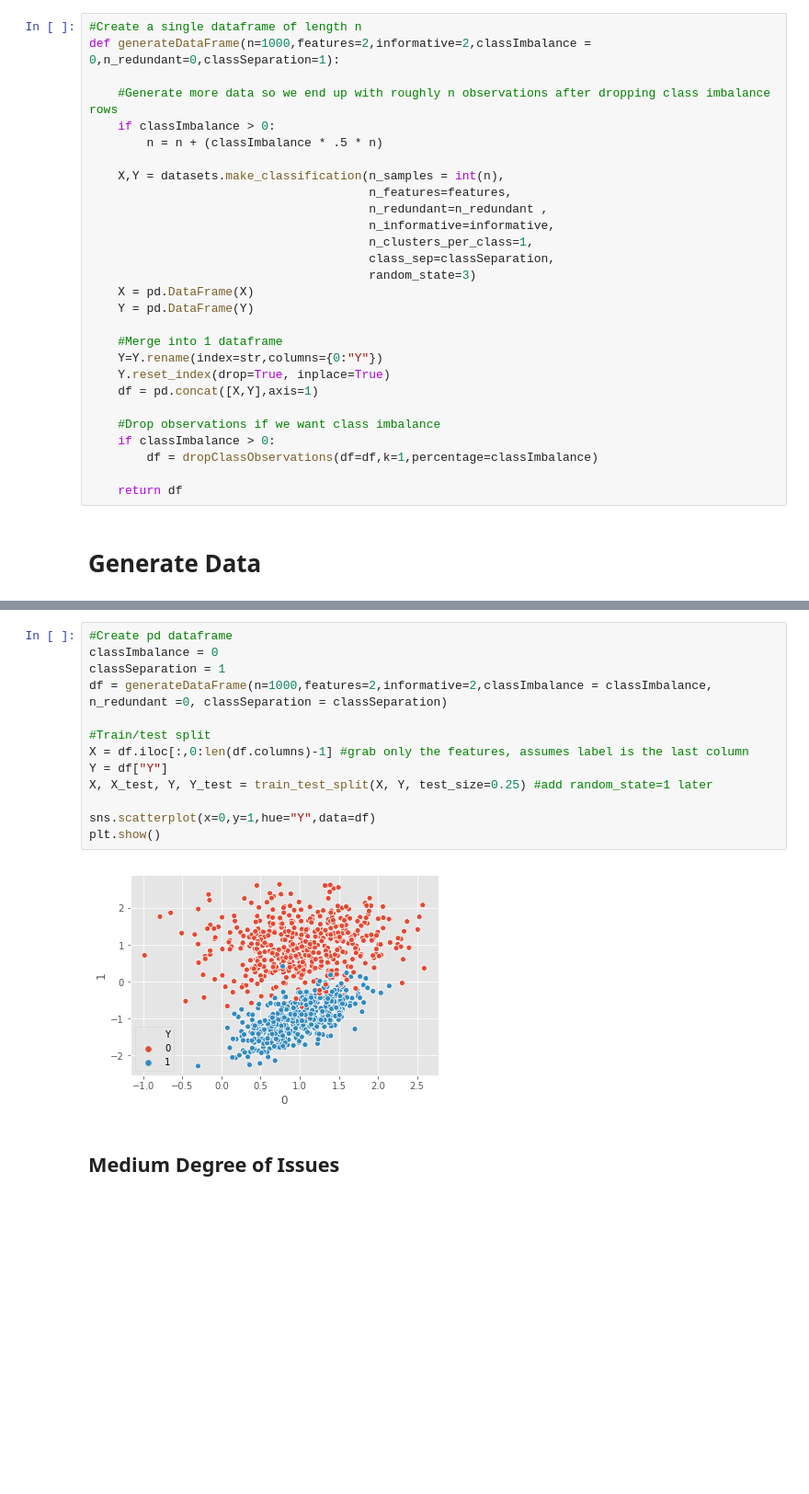
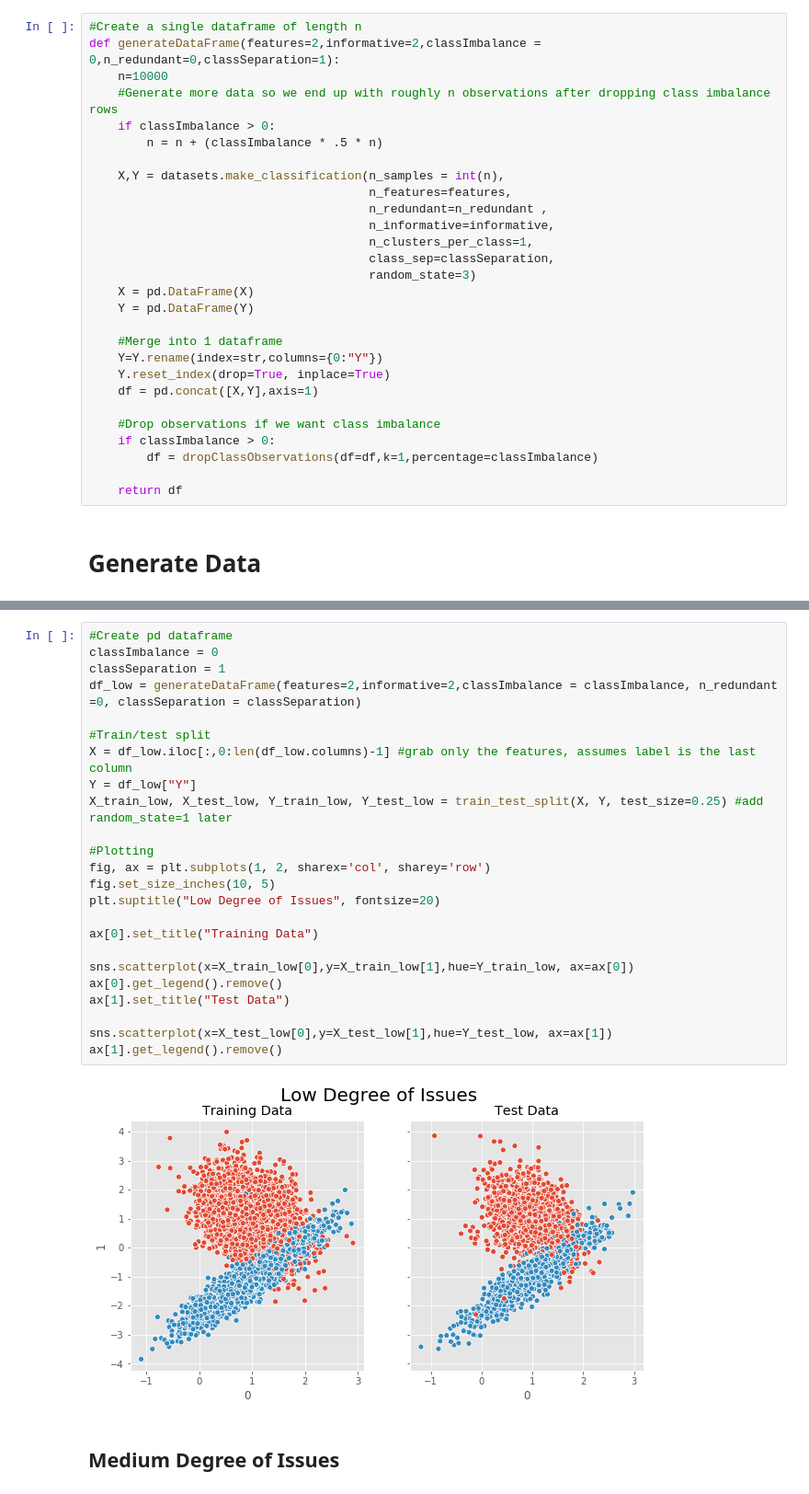
Before and after one commit to areichel90/DS5220-NaiveBayes, a Jupyter notebook: Combined Issues.ipynb, the cells around one changed output, grey strips where cells are left out. Shown at 92% size. Saved outputs shown, nothing was run; the diff lists cells and outputs as text; blank space fills up the shorter version.

Commit message:
More progress on combined issues

```diff
--- a/Combined Issues.ipynb
+++ b/Combined Issues.ipynb
@@ -81,8 +85,8 @@ def replaceColumnWithCollinearColumn(df,sourceColumn, targetColumn, noiseStd, cl
 ## Generating Data
 # %%
 #Create a single dataframe of length n
-def generateDataFrame(n=1000,features=2,informative=2,classImbalance = 0,n_redundant=0,classSeparation=1):
-
+def generateDataFrame(features=2,informative=2,classImbalance = 0,n_redundant=0,classSeparation=1):
+    n=10000
     #Generate more data so we end up with roughly n observations after dropping class imbalance rows
     if classImbalance > 0:
         n = n + (classImbalance * .5 * n)
@@ -114,18 +118,29 @@ def generateDataFrame(n=1000,features=2,informative=2,classImbalance = 0,n_redun
 # %%
 #Create pd dataframe
 classImbalance = 0
 classSeparation = 1
-df = generateDataFrame(n=1000,features=2,informative=2,classImbalance = classImbalance, n_redundant =0, classSeparation = classSeparation)
+df_low = generateDataFrame(features=2,informative=2,classImbalance = classImbalance, n_redundant =0, classSeparation = classSeparation)
 
 #Train/test split
-X = df.iloc[:,0:len(df.columns)-1] #grab only the features, assumes label is the last column
-Y = df["Y"]
-X, X_test, Y, Y_test = train_test_split(X, Y, test_size=0.25) #add random_state=1 later
+X = df_low.iloc[:,0:len(df_low.columns)-1] #grab only the features, assumes label is the last column
+Y = df_low["Y"]
+X_train_low, X_test_low, Y_train_low, Y_test_low = train_test_split(X, Y, test_size=0.25) #add random_state=1 later
 
-sns.scatterplot(x=0,y=1,hue="Y",data=df)
-plt.show()
+#Plotting
+fig, ax = plt.subplots(1, 2, sharex='col', sharey='row')
+fig.set_size_inches(10, 5)
+plt.suptitle("Low Degree of Issues", fontsize=20)
+
+ax[0].set_title("Training Data")
+
+sns.scatterplot(x=X_train_low[0],y=X_train_low[1],hue=Y_train_low, ax=ax[0])
+ax[0].get_legend().remove()
+ax[1].set_title("Test Data")
+
+sns.scatterplot(x=X_test_low[0],y=X_test_low[1],hue=Y_test_low, ax=ax[1])
+ax[1].get_legend().remove()
 # %% [output]
-[figure, old version]
+[figure, new version]
 # %% [markdown]
 ## Medium Degree of Issues
 # %%
```
Also changed, not shown: parts of 12 cells of this notebook.
